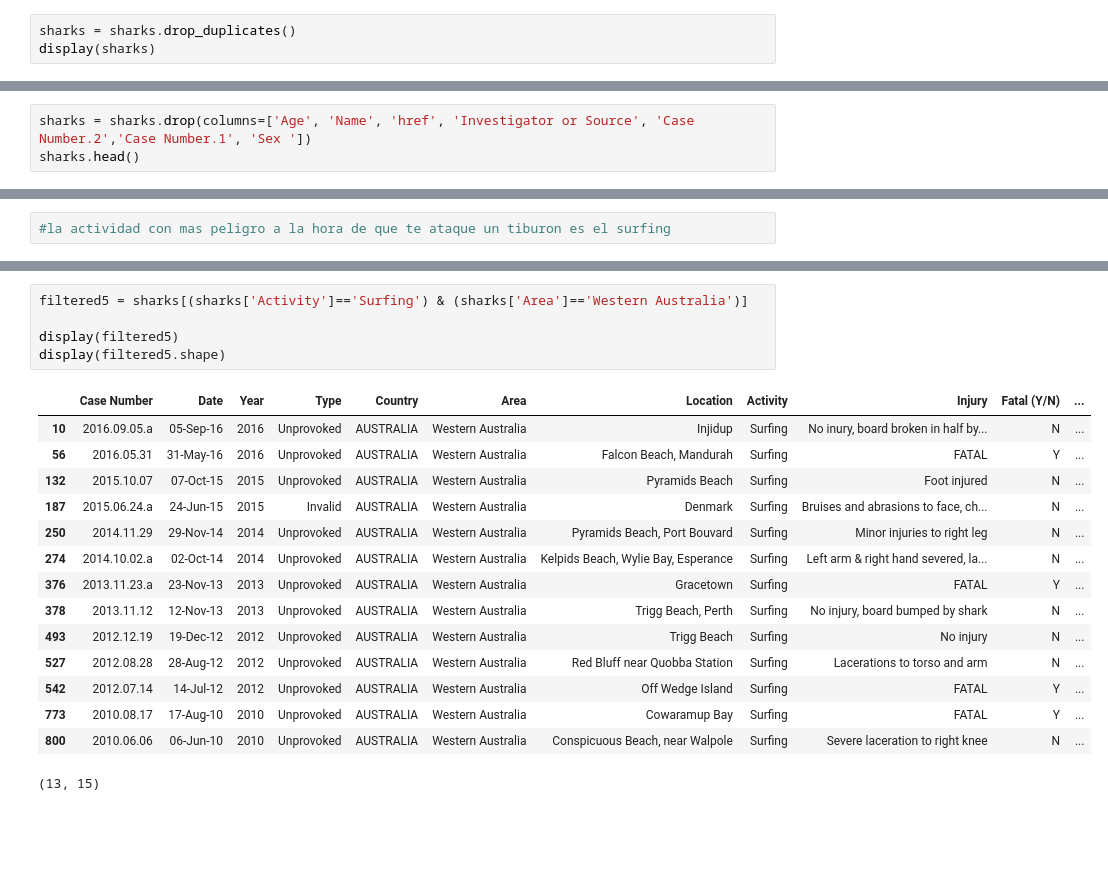
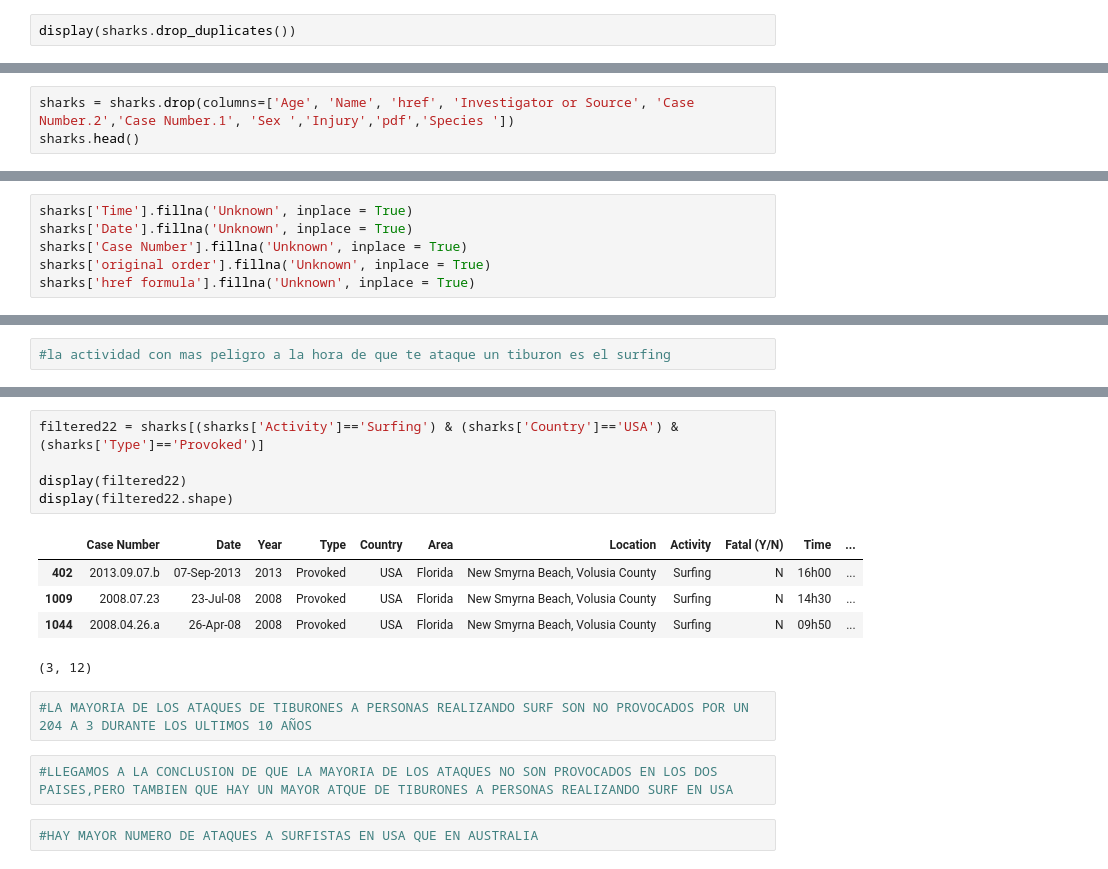
Before and after one commit to ironhack-datalabs/datamad0419, a Jupyter notebook: module-1/pandas-project/your-code/Untitled.ipynb, the cells around one changed output, grey strips where cells are left out. Saved outputs shown, nothing was run; the diff lists cells and outputs as text; blank space fills up the shorter version.

```diff
--- a/module-1/pandas-project/your-code/Untitled.ipynb
+++ b/module-1/pandas-project/your-code/Untitled.ipynb
@@ -27,6 +26,5 @@ display(sharks)
 # %%
-sharks = sharks.drop_duplicates()
-display(sharks)
+display(sharks.drop_duplicates())
 # %% [output]
 |  | Case Number | Date | Year | Type | Country | Area | Location | Activity | Name | Sex | ... |
 | 0 | 2016.09.18.c | 18-Sep-16 | 2016 | Unprovoked | USA | Florida | New Smyrna Beach, Volusia County | Surfing | male | M | ... |
@@ -117,4 +81,4 @@ print(low_variance)
 # %%
-sharks = sharks.drop(columns=['Age', 'Name', 'href', 'Investigator or Source', 'Case Number.2','Case Number.1', 'Sex '])
+sharks = sharks.drop(columns=['Age', 'Name', 'href', 'Investigator or Source', 'Case Number.2','Case Number.1', 'Sex ','Injury','pdf','Species '])
 sharks.head()
 # %% [output]
@@ -127,3 +91,9 @@ sharks.head()
+# %%
+sharks['Time'].fillna('Unknown', inplace = True)
+sharks['Date'].fillna('Unknown', inplace = True)
+sharks['Case Number'].fillna('Unknown', inplace = True)
+sharks['original order'].fillna('Unknown', inplace = True)
+sharks['href formula'].fillna('Unknown', inplace = True)
 # %%
 display(sharks)
 # %% [output]
@@ -375,21 +385,17 @@ display(filtered4.shape)
 # %%
-filtered5 = sharks[(sharks['Activity']=='Surfing') & (sharks['Area']=='Western Australia')]
+filtered22 = sharks[(sharks['Activity']=='Surfing') & (sharks['Country']=='USA') & (sharks['Type']=='Provoked')]
 
-display(filtered5)
-display(filtered5.shape)
+display(filtered22)
+display(filtered22.shape)
 # %% [output]
-|  | Case Number | Date | Year | Type | Country | Area | Location | Activity | Injury | Fatal (Y/N) | ... |
-| 10 | 2016.09.05.a | 05-Sep-16 | 2016 | Unprovoked | AUSTRALIA | Western Australia | Injidup | Surfing | No inury, board broken in half by... | N | ... |
-| 56 | 2016.05.31 | 31-May-16 | 2016 | Unprovoked | AUSTRALIA | Western Australia | Falcon Beach, Mandurah | Surfing | FATAL | Y | ... |
-| 132 | 2015.10.07 | 07-Oct-15 | 2015 | Unprovoked | AUSTRALIA | Western Australia | Pyramids Beach | Surfing | Foot injured | N | ... |
-| 187 | 2015.06.24.a | 24-Jun-15 | 2015 | Invalid | AUSTRALIA | Western Australia | Denmark | Surfing | Bruises and abrasions to face, ch... | N | ... |
-| 250 | 2014.11.29 | 29-Nov-14 | 2014 | Unprovoked | AUSTRALIA | Western Australia | Pyramids Beach, Port Bouvard | Surfing | Minor injuries to right leg | N | ... |
-| 274 | 2014.10.02.a | 02-Oct-14 | 2014 | Unprovoked | AUSTRALIA | Western Australia | Kelpids Beach, Wylie Bay, Esperance | Surfing | Left arm & right hand severed, la... | N | ... |
-| 376 | 2013.11.23.a | 23-Nov-13 | 2013 | Unprovoked | AUSTRALIA | Western Australia | Gracetown | Surfing | FATAL | Y | ... |
-| 378 | 2013.11.12 | 12-Nov-13 | 2013 | Unprovoked | AUSTRALIA | Western Australia | Trigg Beach, Perth | Surfing | No injury, board bumped by shark | N | ... |
-| 493 | 2012.12.19 | 19-Dec-12 | 2012 | Unprovoked | AUSTRALIA | Western Australia | Trigg Beach | Surfing | No injury | N | ... |
-| 527 | 2012.08.28 | 28-Aug-12 | 2012 | Unprovoked | AUSTRALIA | Western Australia | Red Bluff near Quobba Station | Surfing | Lacerations to torso and arm | N | ... |
-| 542 | 2012.07.14 | 14-Jul-12 | 2012 | Unprovoked | AUSTRALIA | Western Australia | Off Wedge Island | Surfing | FATAL | Y | ... |
-| 773 | 2010.08.17 | 17-Aug-10 | 2010 | Unprovoked | AUSTRALIA | Western Australia | Cowaramup Bay | Surfing | FATAL | Y | ... |
-| 800 | 2010.06.06 | 06-Jun-10 | 2010 | Unprovoked | AUSTRALIA | Western Australia | Conspicuous Beach, near Walpole | Surfing | Severe laceration to right knee | N | ... |
+|  | Case Number | Date | Year | Type | Country | Area | Location | Activity | Fatal (Y/N) | Time | ... |
+| 402 | 2013.09.07.b | 07-Sep-2013 | 2013 | Provoked | USA | Florida | New Smyrna Beach, Volusia County | Surfing | N | 16h00 | ... |
+| 1009 | 2008.07.23 | 23-Jul-08 | 2008 | Provoked | USA | Florida | New Smyrna Beach, Volusia County | Surfing | N | 14h30 | ... |
+| 1044 | 2008.04.26.a | 26-Apr-08 | 2008 | Provoked | USA | Florida | New Smyrna Beach, Volusia County | Surfing | N | 09h50 | ... |
-(13, 15)
+(3, 12)
+# %%
+#LA MAYORIA DE LOS ATAQUES DE TIBURONES A PERSONAS REALIZANDO SURF SON NO PROVOCADOS POR UN 204 A 3 DURANTE LOS ULTIMOS 10 AÑOS
+# %%
+#LLEGAMOS A LA CONCLUSION DE QUE LA MAYORIA DE LOS ATAQUES NO SON PROVOCADOS EN LOS DOS PAISES,PERO TAMBIEN QUE HAY UN MAYOR ATQUE DE TIBURONES A PERSONAS REALIZANDO SURF EN USA
+# %%
+#HAY MAYOR NUMERO DE ATAQUES A SURFISTAS EN USA QUE EN AUSTRALIA
```
Also changed, not shown: parts of 38 cells of this notebook.
